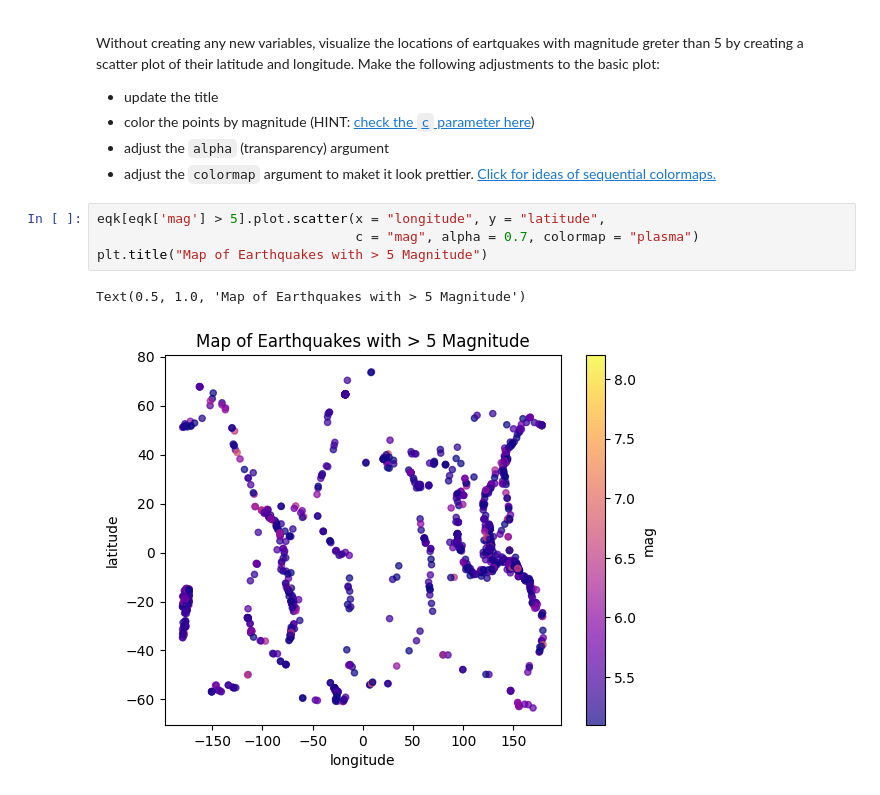
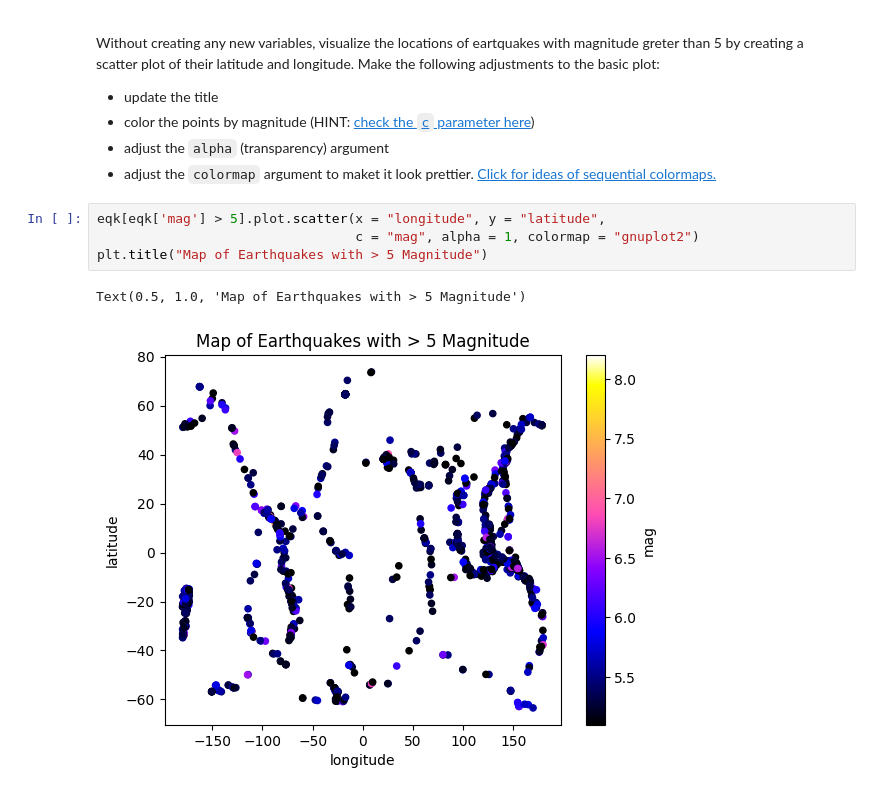
Before and after one commit to ceh58/eds220-hwk1, a Jupyter notebook: hwk1-task3-earthquakes.ipynb, the cells around one changed output. Drawn from its saved outputs; the diff is of its cells as text.

```diff
--- a/hwk1-task3-earthquakes.ipynb
+++ b/hwk1-task3-earthquakes.ipynb
@@ -241,10 +241,10 @@ Without creating any new variables, visualize the locations of eartquakes with m
 - adjust the `colormap` argument to maket it look prettier. [Click for ideas of sequential colormaps.](https://matplotlib.org/stable/users/explain/colors/colormaps.html)
 # %%
 eqk[eqk['mag'] > 5].plot.scatter(x = "longitude", y = "latitude",
-                                 c = "mag", alpha = 0.7, colormap = "plasma")
+                                 c = "mag", alpha = 1, colormap = "gnuplot2")
 plt.title("Map of Earthquakes with > 5 Magnitude")
 # %% [output]
 Text(0.5, 1.0, 'Map of Earthquakes with > 5 Magnitude')
-[figure, old version]
+[figure, new version]
 # %% [markdown]
 <!-- END QUESTION -->
```
Also changed, not shown: 1 other file.
